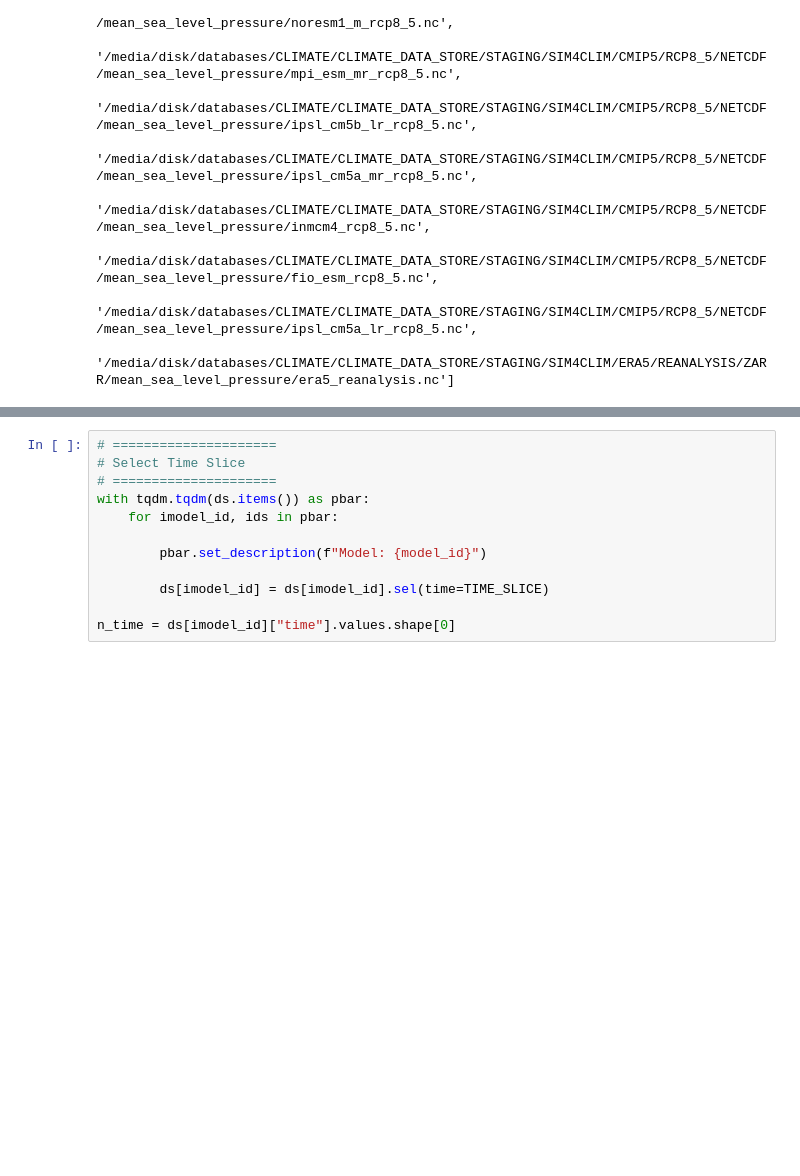
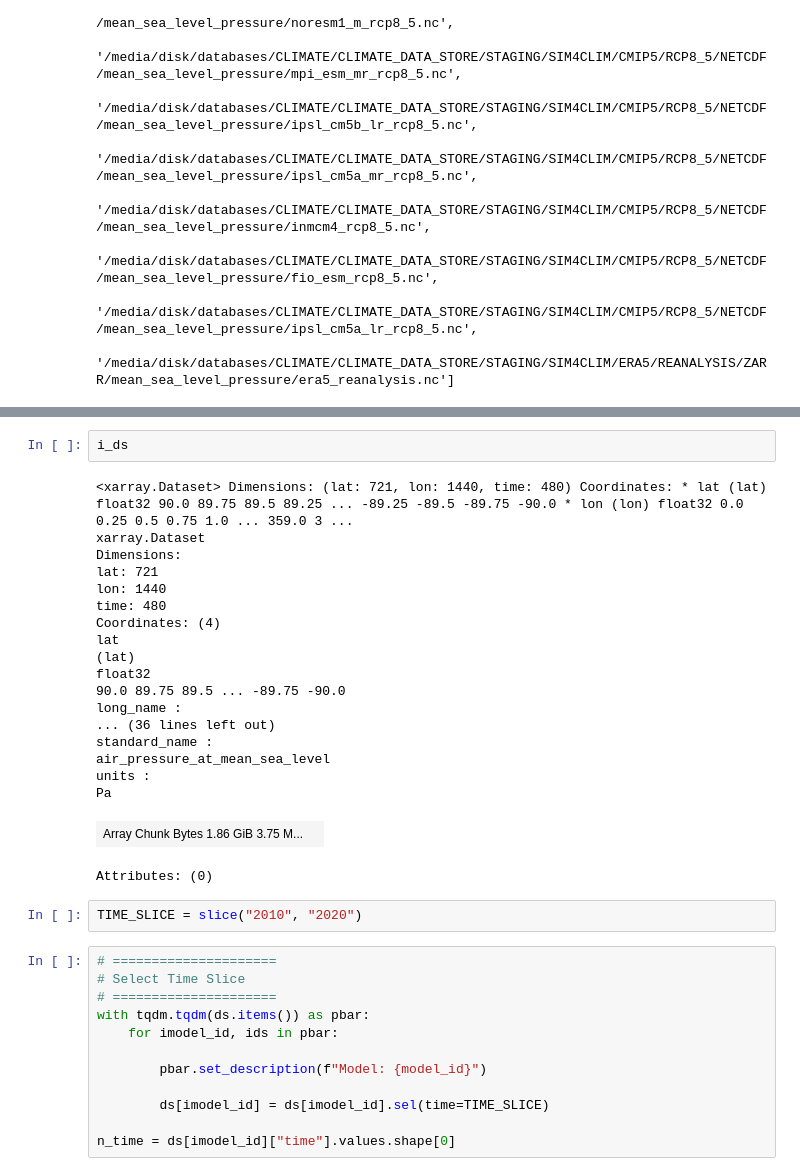
Before and after one commit to IPL-UV/gauss4eo, a Jupyter notebook: docs/content/climate/demo_exp_info.ipynb, the cells around one changed output, grey strips where cells are left out. Drawn from its saved outputs; the diff is of its cells as text; blank space fills up the shorter version.

```diff
--- a/docs/content/climate/demo_exp_info.ipynb
+++ b/docs/content/climate/demo_exp_info.ipynb
@@ -118,3 +133,27 @@ for ifile in nc_files:
+# %%
+i_ds
+# %% [output]
+<xarray.Dataset> Dimensions: (lat: 721, lon: 1440, time: 480) Coordinates: * lat (lat) float32 90.0 89.75 89.5 89.25 ... -89.25 -89.5 -89.75 -90.0 * lon (lon) float32 0.0 0.25 0.5 0.75 1.0 ... 359.0 3 ...
+xarray.Dataset
+Dimensions:
+lat: 721
+lon: 1440
+time: 480
+Coordinates: (4)
+lat
+(lat)
+float32
+90.0 89.75 89.5 ... -89.75 -90.0
+long_name :
+... (36 lines left out)
+standard_name :
+air_pressure_at_mean_sea_level
+units :
+Pa
+| Array Chunk Bytes 1.86 GiB 3.75 M... |  |
+Attributes: (0)
+# %%
+TIME_SLICE = slice("2010", "2020")
 # %%
 # =====================
 # Select Time Slice
```
Also changed, not shown: parts of 4 cells of this notebook, 5 other files.
